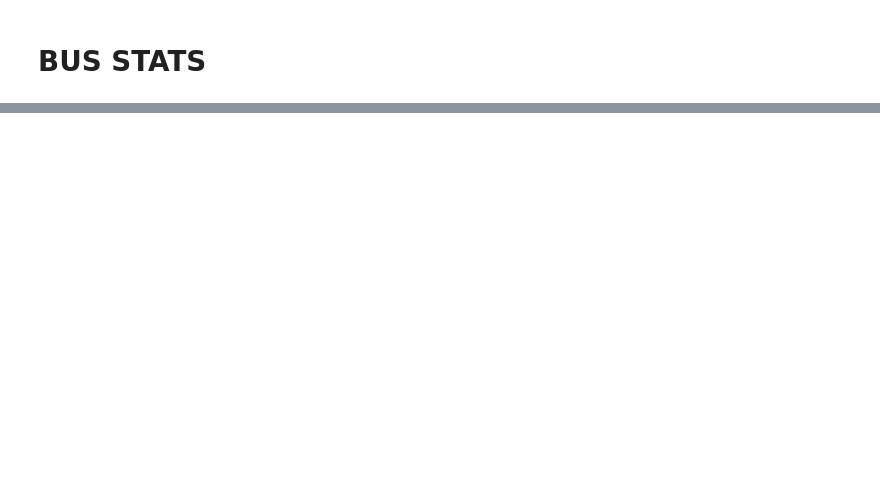
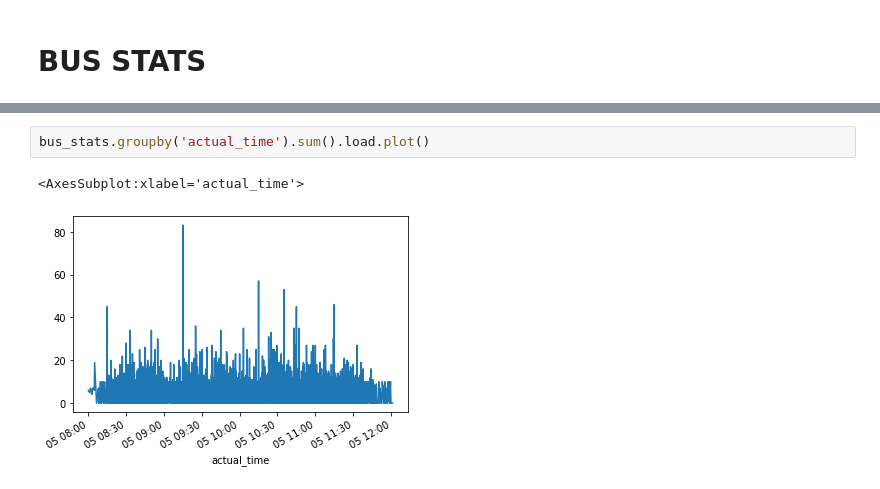
Before and after one commit to jptalusan/ICCPS_stationing, a Jupyter notebook: data_analysis/heatmaps.ipynb, the cells around one changed output, grey strips where cells are left out. Saved outputs shown, nothing was run; the diff lists cells and outputs as text; blank space fills up the shorter version.

```diff
--- a/data_analysis/heatmaps.ipynb
+++ b/data_analysis/heatmaps.ipynb
@@ -88,0 +133,5 @@ fig.show()
+# %%
+bus_stats.groupby('actual_time').sum().load.plot()
+# %% [output]
+<AxesSubplot:xlabel='actual_time'>
+[figure, added]
```
Also changed, not shown: parts of 1 cell of this notebook, 5 other files.
